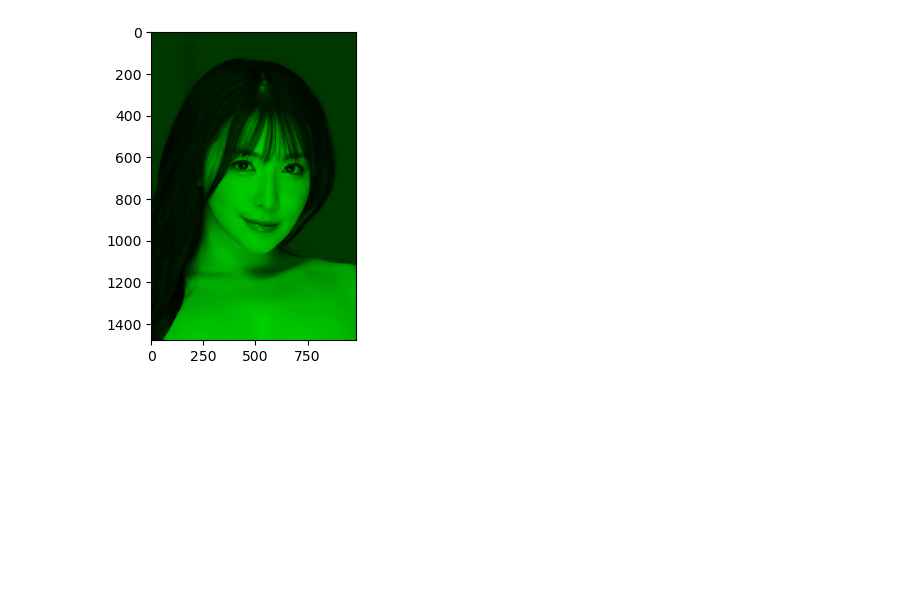
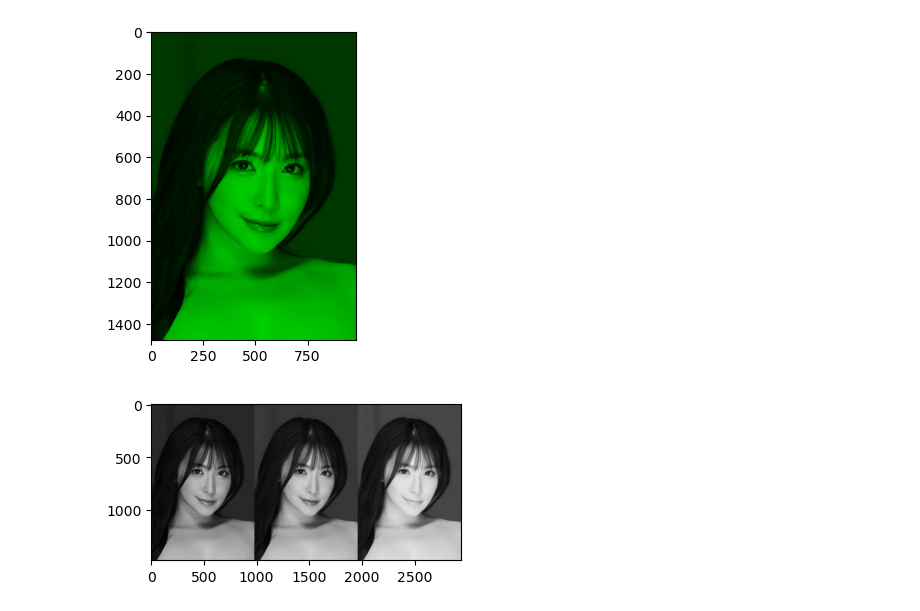
Before and after one commit to HoTaeWang/python_snippets, a Jupyter notebook: ComputerVisionYProcessing/image_with_cv.ipynb, the cells around one changed output. Saved outputs shown, nothing was run; the diff lists cells and outputs as text; code cells hidden in the pictures; blank space fills up the shorter version.

Commit message:
cv2.hconcat() bug has fixed

```diff
--- a/ComputerVisionYProcessing/image_with_cv.ipynb
+++ b/ComputerVisionYProcessing/image_with_cv.ipynb
@@ -50,3 +49,10 @@ green_jun[:, :, 2] = 0
 plot_figure(green_jun)
 # %% [output]
 [figure]
+# %%
+# Color Channel
+b, g, r = img[:, :, 0], img[:, :, 1], img[:, :, 2]
+back_img = cv2.hconcat([b, g, r])
+plot_figure(back_img)
+# %% [output]
+[figure, added]
```
Also changed, not shown: parts of 1 cell of this notebook.
